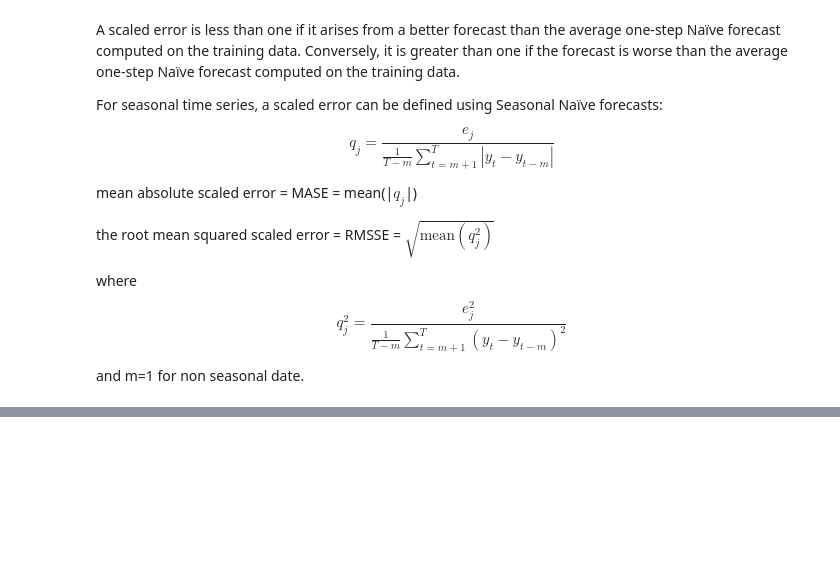
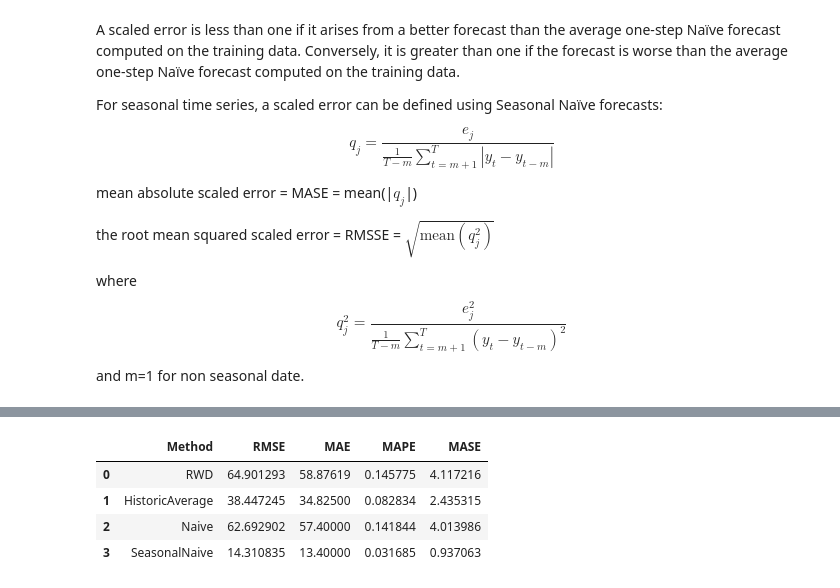
Before and after one commit to Minajamfum/forecasting, a Jupyter notebook: chapter5.ipynb, the cells around one changed output, grey strips where cells are left out. Saved outputs shown, nothing was run; the diff lists cells and outputs as text; code cells hidden in the pictures; blank space fills up the shorter version.

```diff
--- a/chapter5.ipynb
+++ b/chapter5.ipynb
@@ -768,0 +786,21 @@ and m=1 for non seasonal date.
+# %%
+from functools import partial
+from utilsforecast.evaluation import evaluate
+from utilsforecast.losses import mae, mape, mase, rmse
+
+
+evaluation = evaluate(preds, train_df=train_df,metrics=[rmse, mae, mape, partial(mase, seasonality=4)])
+
+labels = {
+    "method": "Method",
+    "rmse": "RMSE", "mae": "MAE",
+    "mape": "MAPE", "mase": "MASE",
+}
+evaluation_transformed =evaluation.drop(columns=["unique_id"]).set_index("metric").rename_axis("", axis="rows").rename_axis("Method", axis="columns").transpose().reset_index().rename(columns=labels)
+evaluation_transformed
+# %% [output]
+|  | Method | RMSE | MAE | MAPE | MASE |
+| 0 | RWD | 64.901293 | 58.87619 | 0.145775 | 4.117216 |
+| 1 | HistoricAverage | 38.447245 | 34.82500 | 0.082834 | 2.435315 |
+| 2 | Naive | 62.692902 | 57.40000 | 0.141844 | 4.013986 |
+| 3 | SeasonalNaive | 14.310835 | 13.40000 | 0.031685 | 0.937063 |
```
Also changed, not shown: parts of 2 cells of this notebook.
